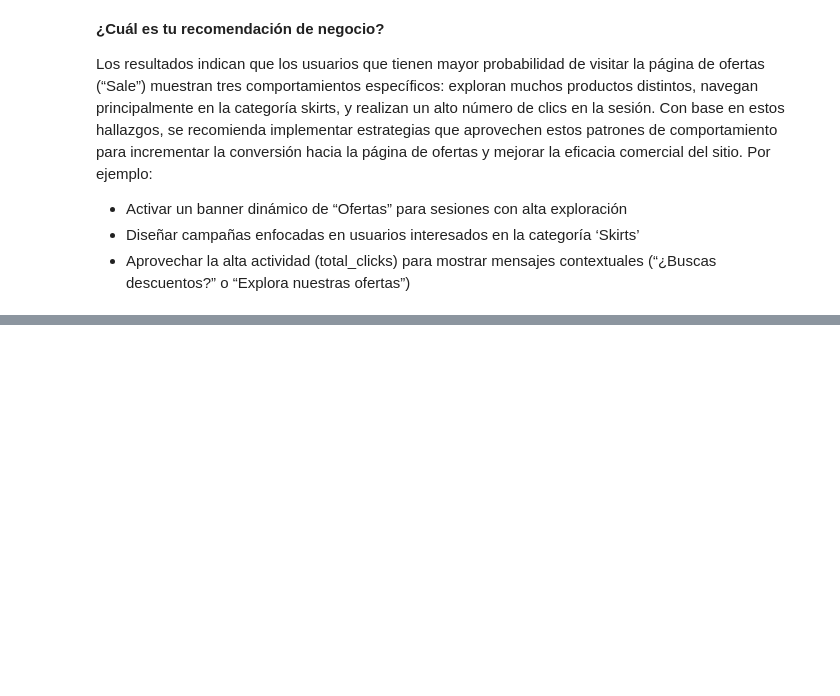
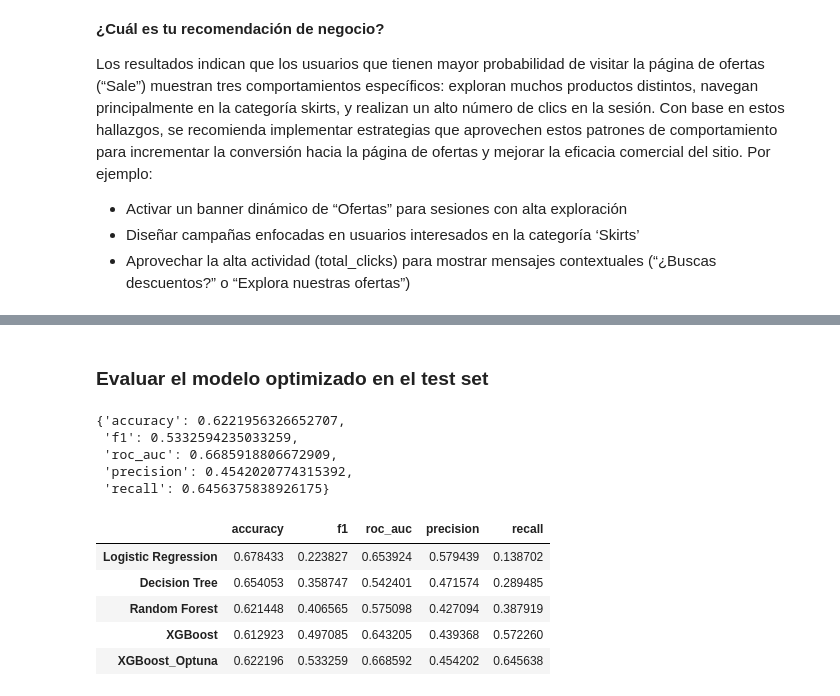
Before and after one commit to Sebasan1709/e_commerce_taller, a Jupyter notebook: ejercicio_e_commerce.ipynb, the cells around one changed output, grey strips where cells are left out. Saved outputs shown, nothing was run; the diff lists cells and outputs as text; code cells hidden in the pictures; blank space fills up the shorter version.

```diff
--- a/ejercicio_e_commerce.ipynb
+++ b/ejercicio_e_commerce.ipynb
@@ -388,0 +472,17 @@ Los resultados indican que los usuarios que tienen mayor probabilidad de visitar
+# %%
+best_params = study.best_trial.params
+
+best_xgb = XGBClassifier(
+    **best_params,
+    scale_pos_weight=scale_pos_weight,
+    random_state=42,
+    eval_metric='logloss',
+    n_jobs=-1
+)
+
+best_model = Pipeline(steps=[
+    ('preprocessor', preprocessor),
+    ('classifier', best_xgb)
+])
+
+best_model.fit(X_train, y_train)
@@ -388,0 +507,31 @@ Los resultados indican que los usuarios que tienen mayor probabilidad de visitar
+# %% [markdown]
+### Evaluar el modelo optimizado en el test set
+# %%
+y_pred_opt = best_model.predict(X_test)
+y_prob_opt = best_model.predict_proba(X_test)[:, 1]
+
+optuna_results = {
+    "accuracy": accuracy_score(y_test, y_pred_opt),
+    "f1": f1_score(y_test, y_pred_opt, pos_label=1),
+    "roc_auc": roc_auc_score(y_test, y_prob_opt),
+    "precision": precision_score(y_test, y_pred_opt, pos_label=1),
+    "recall": recall_score(y_test, y_pred_opt, pos_label=1)
+}
+
+optuna_results
+# %% [output]
+{'accuracy': 0.6221956326652707,
+ 'f1': 0.5332594235033259,
+ 'roc_auc': 0.6685918806672909,
+ 'precision': 0.4542020774315392,
+ 'recall': 0.6456375838926175}
+# %%
+df_results.loc["XGBoost_Optuna"] = optuna_results
+df_results
+# %% [output]
+|  | accuracy | f1 | roc_auc | precision | recall |
+| Logistic Regression | 0.678433 | 0.223827 | 0.653924 | 0.579439 | 0.138702 |
+| Decision Tree | 0.654053 | 0.358747 | 0.542401 | 0.471574 | 0.289485 |
+| Random Forest | 0.621448 | 0.406565 | 0.575098 | 0.427094 | 0.387919 |
+| XGBoost | 0.612923 | 0.497085 | 0.643205 | 0.439368 | 0.572260 |
+| XGBoost_Optuna | 0.622196 | 0.533259 | 0.668592 | 0.454202 | 0.645638 |
```
Also changed, not shown: parts of 14 cells of this notebook, 2 other files.
